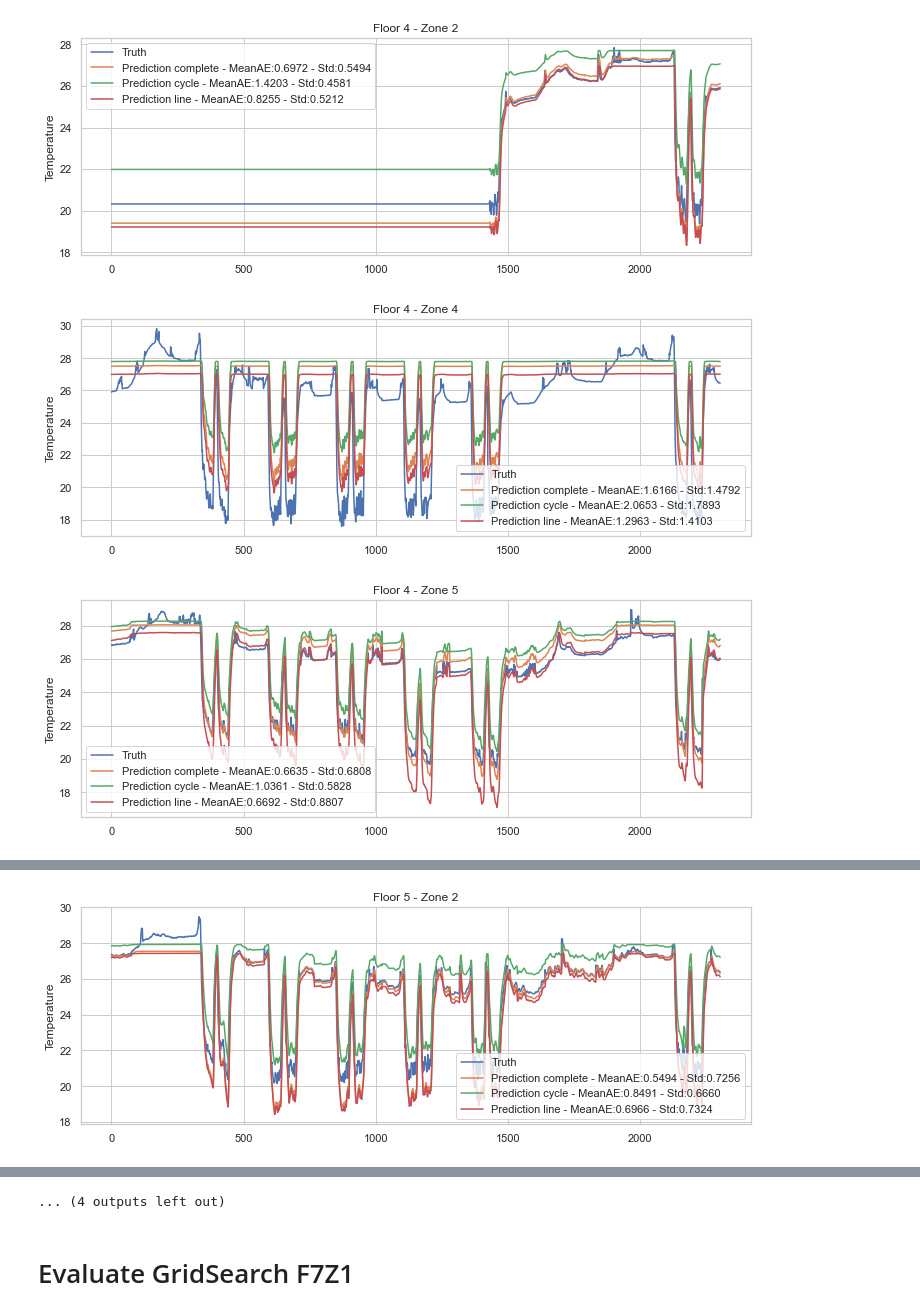
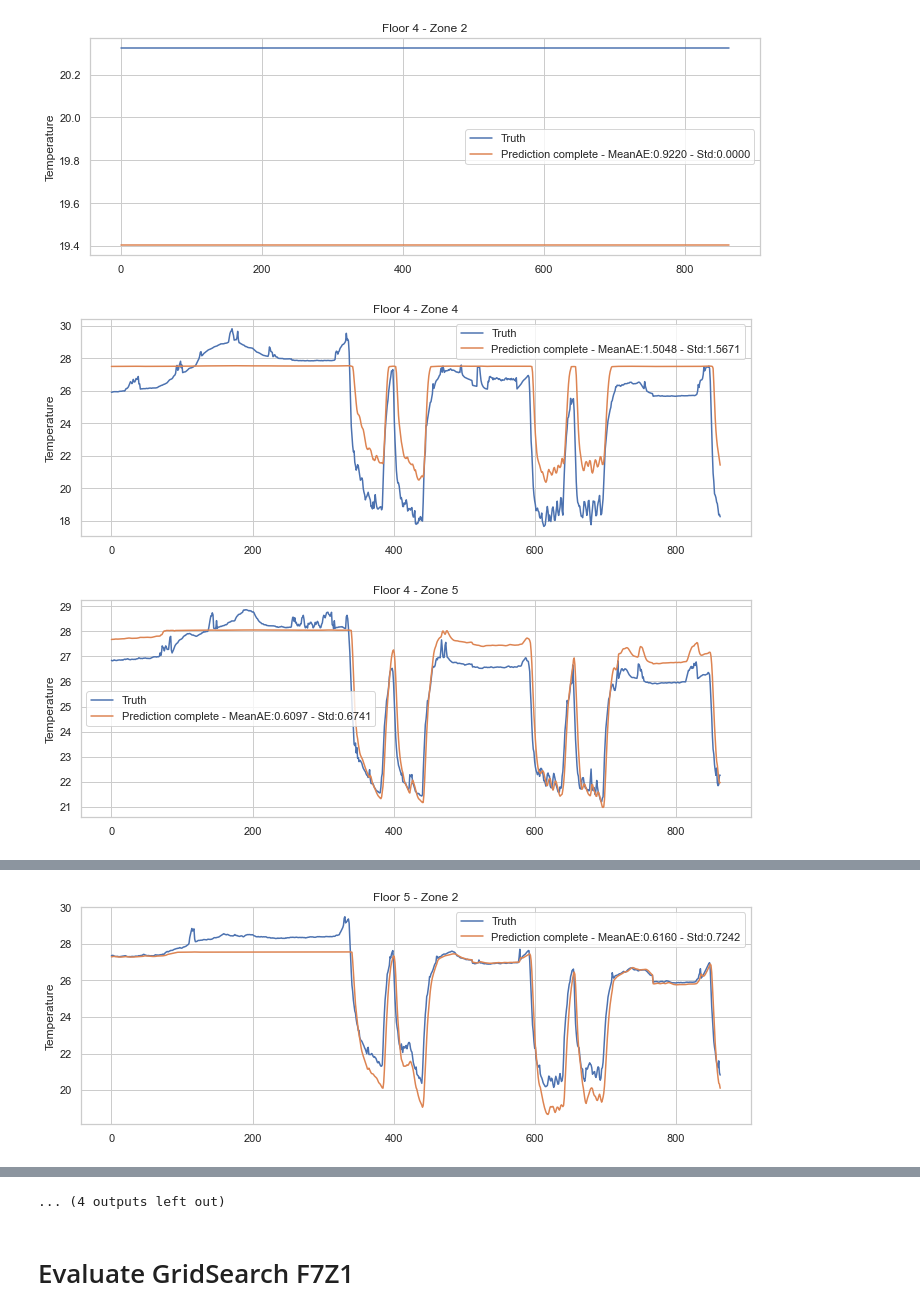
Before and after one commit to AnganMitra/decentralearn, a Jupyter notebook: DMFW/src/GeneratePlot.ipynb, the cells around one changed output, grey strips where cells are left out. Cells and saved outputs as stored; diff of their text form; code cells hidden in the pictures.

```diff
--- a/DMFW/src/GeneratePlot.ipynb
+++ b/DMFW/src/GeneratePlot.ipynb
@@ -338,7 +338,7 @@ global_path = "/Users/Slaton/Documents/DMFW/BangkokDataAnalysis/gitdecenlearn/An
 accro_path= "567Zone/alpha095-cut20april-hid64-64/"
 for floor in [4,5,6,7]:
     for zone in [1,2,4,5]:
-        try: plot_compare_prediction(global_path,accro_path, floor, zone, ["complete","cycle"], 0,8*nb_timestep)
+        try: plot_compare_prediction(global_path,accro_path, floor, zone, ["complete","cycle","line"], 0,8*nb_timestep)
         except Exception:
             traceback.print_exc()
             pass
@@ -377,7 +377,7 @@ global_path = "/Users/Slaton/Documents/DMFW/BangkokDataAnalysis/gitdecenlearn/An
 accro_path= "floor4567/alpha095-cut20april-removed_floors/"
 for floor in [4,5,6,7]:
     for zone in [1,2,4,5]:
-        try:            plot_compare_prediction(global_path,accro_path, floor, zone, ["complete","cycle","line"], 0,8*nb_timestep)
+        try:            plot_compare_prediction(global_path,accro_path, floor, zone, ["complete"], 0,3*nb_timestep)
         except Exception:
             traceback.print_exc()
             pass
@@ -386,4 +386,4 @@ for floor in [4,5,6,7]:
-[figure, old version]
+[figure, new version]
-[figure, old version]
+[figure, new version]
-[figure, old version]
+[figure, new version]
 Traceback (most recent call last):
@@ -395,4 +395,4 @@ Traceback (most recent call last):
     path_csv = os.path.join(path_graph, zone_pred[0])
 IndexError: list index out of range
-[figure, old version]
+[figure, new version]
 Traceback (most recent call last):
```
Also changed, not shown: parts of 8 cells of this notebook, 8 other files.
